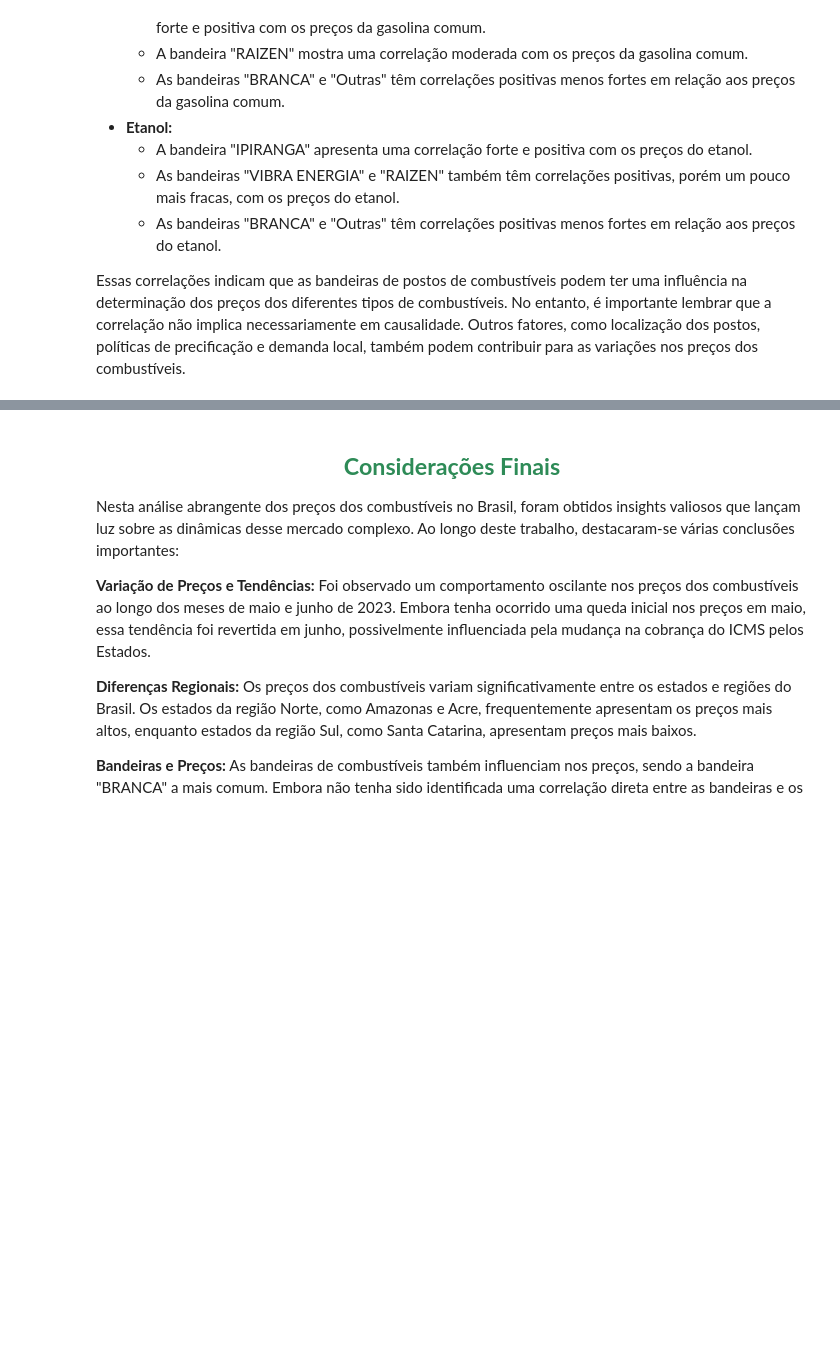
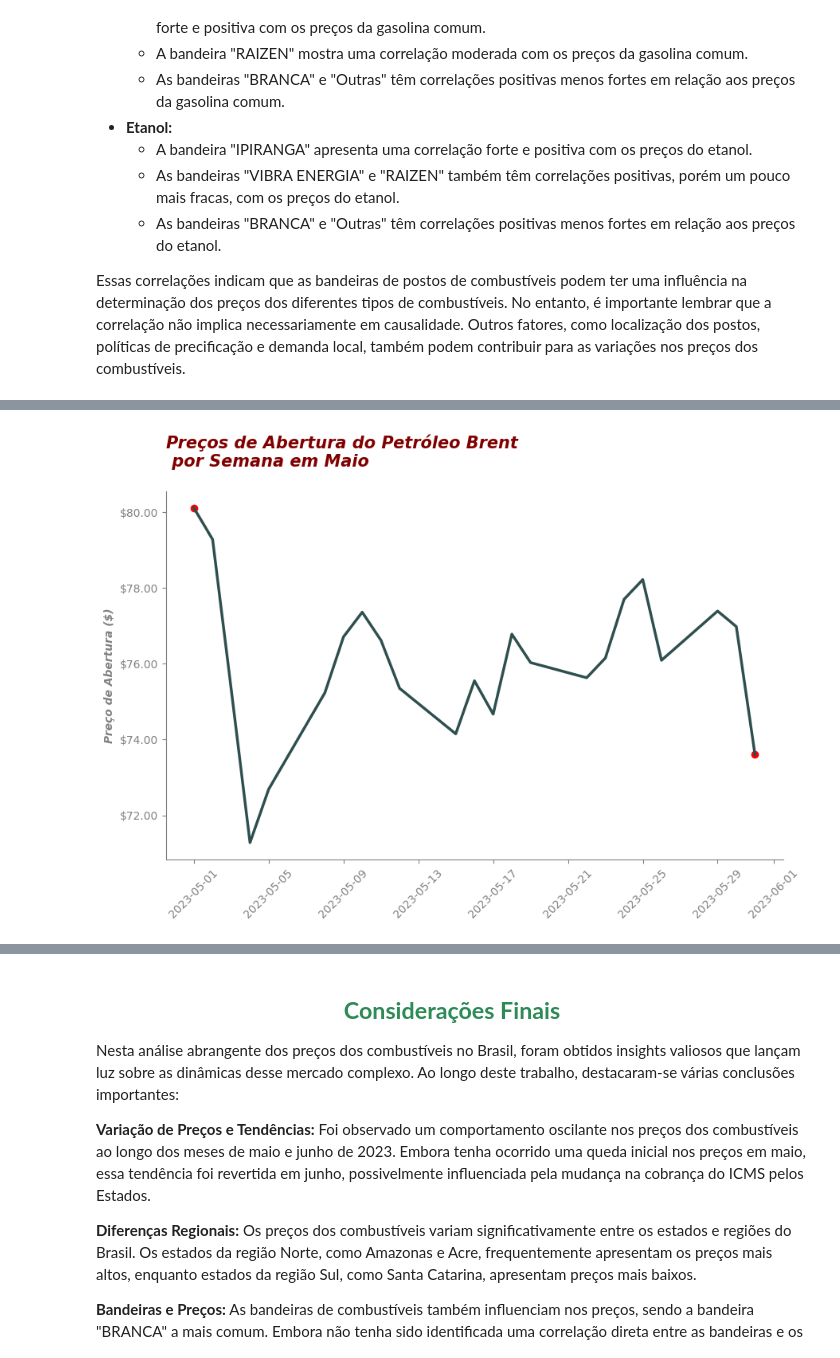
Before and after one commit to davidmidoria/analise_gasolina_etanol, a Jupyter notebook: Relatório_combustiveis.ipynb, the cells around one changed output, grey strips where cells are left out. Cells and saved outputs as stored; diff of their text form; code cells hidden in the pictures; blank space fills up the shorter version.

```diff
--- a/Relatório_combustiveis.ipynb
+++ b/Relatório_combustiveis.ipynb
@@ -607 +611,5 @@ Essas correlações indicam que as bandeiras de postos de combustíveis podem te
+# %%
+sc.petro()
+# %% [output]
+[figure, added]
 # %% [markdown]
```
Also changed, not shown: parts of 6 cells of this notebook.
